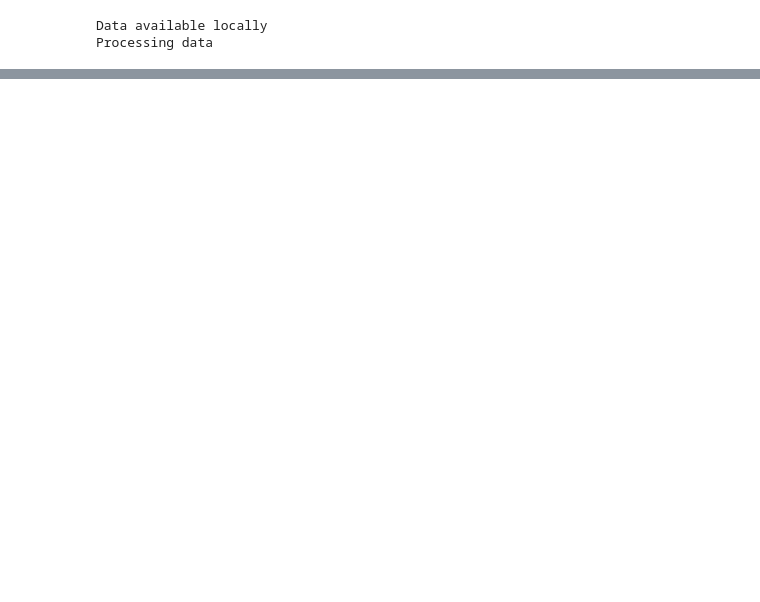
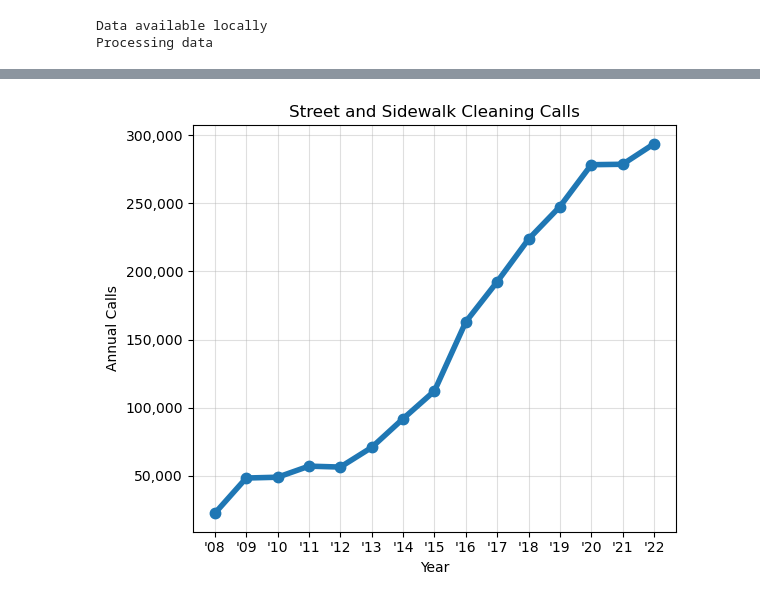
Before and after one commit to peter-amerkhanian/San-Francisco-Service-Analysis, a Jupyter notebook: peter_timeseries_sandbox.ipynb, the cells around one changed output, grey strips where cells are left out. Cells and saved outputs as stored; diff of their text form; code cells hidden in the pictures; blank space fills up the shorter version.

```diff
--- a/peter_timeseries_sandbox.ipynb
+++ b/peter_timeseries_sandbox.ipynb
@@ -20,6 +18,0 @@ Data available locally
-# %%
-df = df[df.index < "2023-04-05"].sort_index().tail(30)
-# %%
-df['datetime'] = pd.to_datetime(df['Opened'], format="%m/%d/%Y %I:%M:%S %p")
-# %%
-df = df.set_index('datetime')
@@ -78,0 +25,19 @@ tscv = TimeSeriesSplit(n_splits=n_splits)
+# %%
+df['year'] = df.index.year
+# %%
+year_group = df.groupby("year")['calls'].sum()
+year_group = year_group.iloc[:-1]
+
+fig, ax = plt.subplots(figsize=(6, 5))
+ax.plot(year_group, ".-", linewidth=4, markersize=15)
+ax.set_xticks(year_group.index)
+ax.set_xticklabels(["'"+str(y)[-2:] for y in year_group.index])
+ax.grid(alpha=.4)
+fmt = '{x:,.0f}'
+tick = mtick.StrMethodFormatter(fmt)
+ax.yaxis.set_major_formatter(tick)
+ax.set(title="Street and Sidewalk Cleaning Calls", xlabel="Year", ylabel="Annual Calls")
+fig.tight_layout()
+fig.savefig("figures/annual_trend.png", dpi=300)
+# %% [output]
+[figure, added]
```
Also changed, not shown: parts of 24 cells of this notebook, 4 other files.
